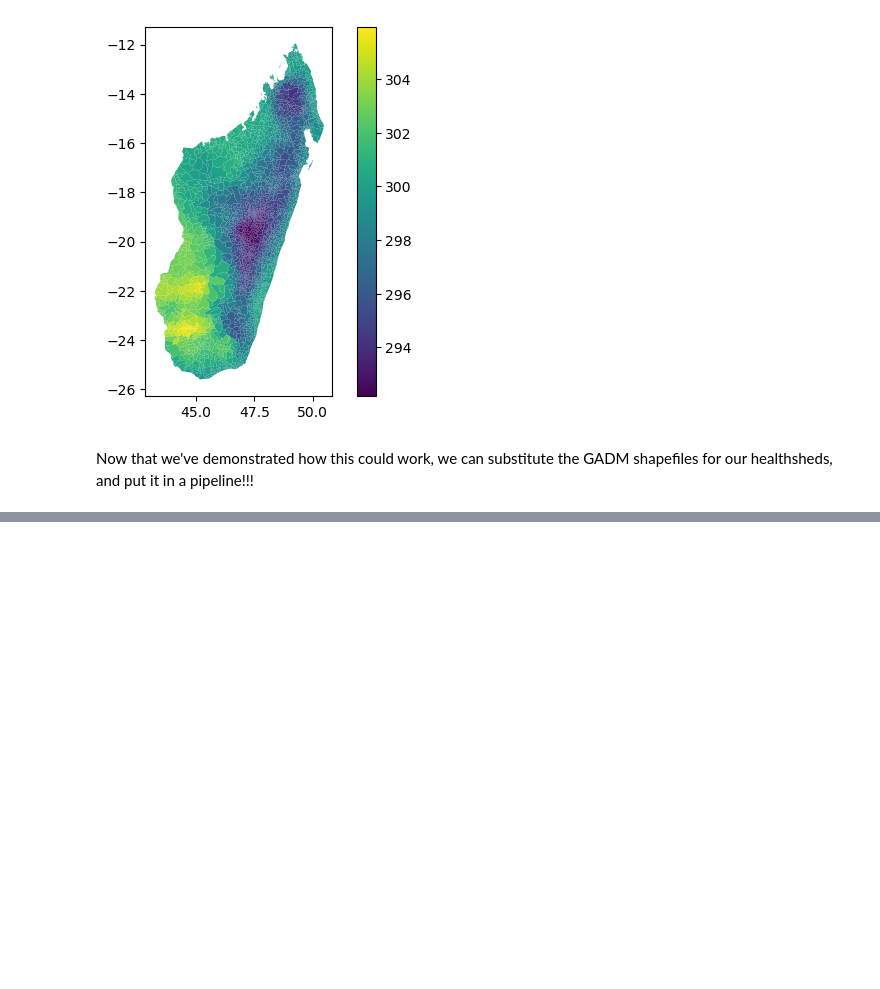
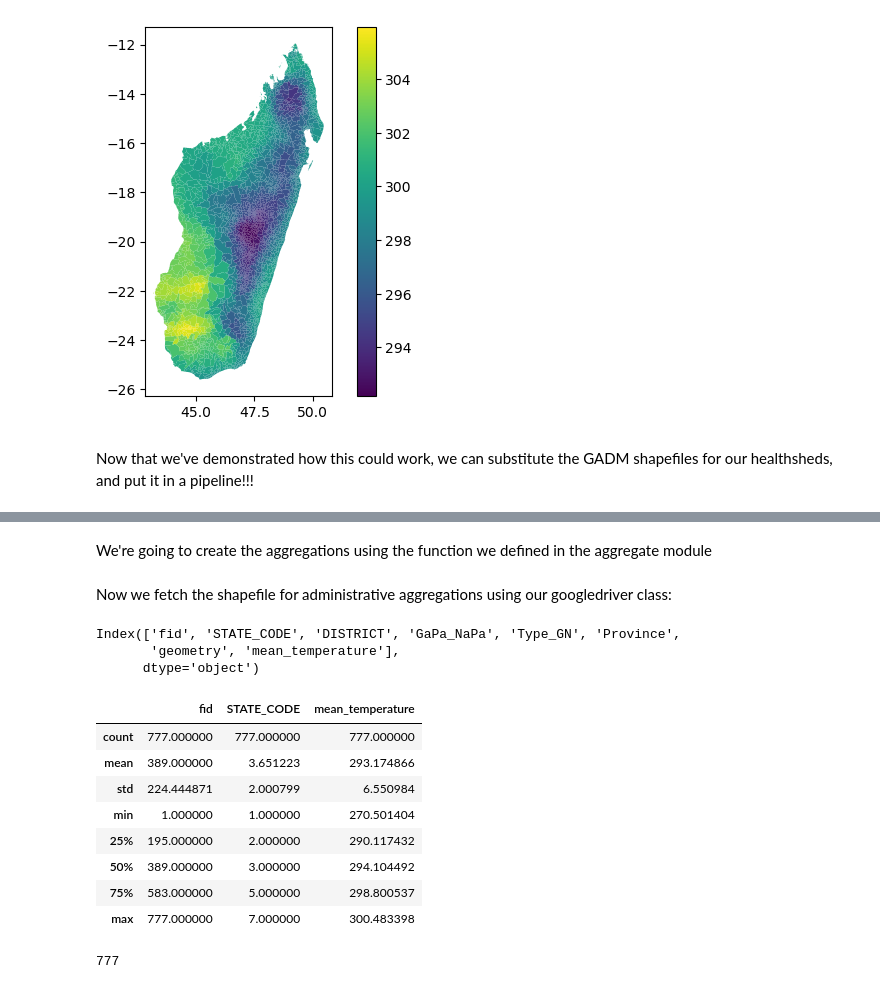
Before and after one commit to NSAPH-Data-Processing/era5_sandbox, a Jupyter notebook: notes/prototypes/learning_aggregations_w_michelle_20250328.ipynb, the cells around one changed output, grey strips where cells are left out. Drawn from its saved outputs; the diff is of its cells as text; code cells hidden in the pictures; blank space fills up the shorter version.

```diff
--- a/notes/prototypes/learning_aggregations_w_michelle_20250328.ipynb
+++ b/notes/prototypes/learning_aggregations_w_michelle_20250328.ipynb
@@ -652,0 +666,19 @@ Now that we've demonstrated how this could work, we can substitute the GADM shap
+# %%
+from hydra import initialize, compose
+from omegaconf import OmegaConf
+
+# unfortunately, we have to use the initialize function to load the config file
+# this is because the @hydra decorator does not work with Notebooks very well
+# this is a known issue with Hydra: https://gist.github.com/bdsaglam/586704a98336a0cf0a65a6e7c247d248
+#
+# just use the relative path from the notebook to the config dir
+with initialize(version_base=None, config_path="../../conf"):
+    cfg = compose(config_name='config.yaml')
+
+cfg.development_mode = False
+cfg.query['year'] = 2023
+cfg.query['month'] = 10
+cfg.query['day'] = 1
+cfg.query['time'] = "00:00"
+cfg.query['geography'] = "nepal"
+download_raw_era5(cfg)
@@ -652,0 +783,2 @@ Now that we've demonstrated how this could work, we can substitute the GADM shap
+# %% [markdown]
+We're going to create the aggregations using the function we defined in the aggregate module
@@ -652,0 +793,5 @@ Now that we've demonstrated how this could work, we can substitute the GADM shap
+# %% [markdown]
+Now we fetch the shapefile for administrative aggregations using our googledriver class:
+# %%
+driver = GoogleDriver(json_key_path=here() / cfg.GOOGLE_DRIVE_AUTH_JSON.path)
+drive = driver.get_drive()
@@ -652,0 +802,22 @@ Now that we've demonstrated how this could work, we can substitute the GADM shap
+# %%
+healthsheds.columns
+# %% [output]
+Index(['fid', 'STATE_CODE', 'DISTRICT', 'GaPa_NaPa', 'Type_GN', 'Province',
+       'geometry', 'mean_temperature'],
+      dtype='object')
+# %%
+healthsheds.describe()
+# %% [output]
+|  | fid | STATE_CODE | mean_temperature |
+| count | 777.000000 | 777.000000 | 777.000000 |
+| mean | 389.000000 | 3.651223 | 293.174866 |
+| std | 224.444871 | 2.000799 | 6.550984 |
+| min | 1.000000 | 1.000000 | 270.501404 |
+| 25% | 195.000000 | 2.000000 | 290.117432 |
+| 50% | 389.000000 | 3.000000 | 294.104492 |
+| 75% | 583.000000 | 5.000000 | 298.800537 |
+| max | 777.000000 | 7.000000 | 300.483398 |
+# %%
+len(set(healthsheds['fid'].values))
+# %% [output]
+777
```
Also changed, not shown: parts of 15 cells of this notebook, 8 other files.
